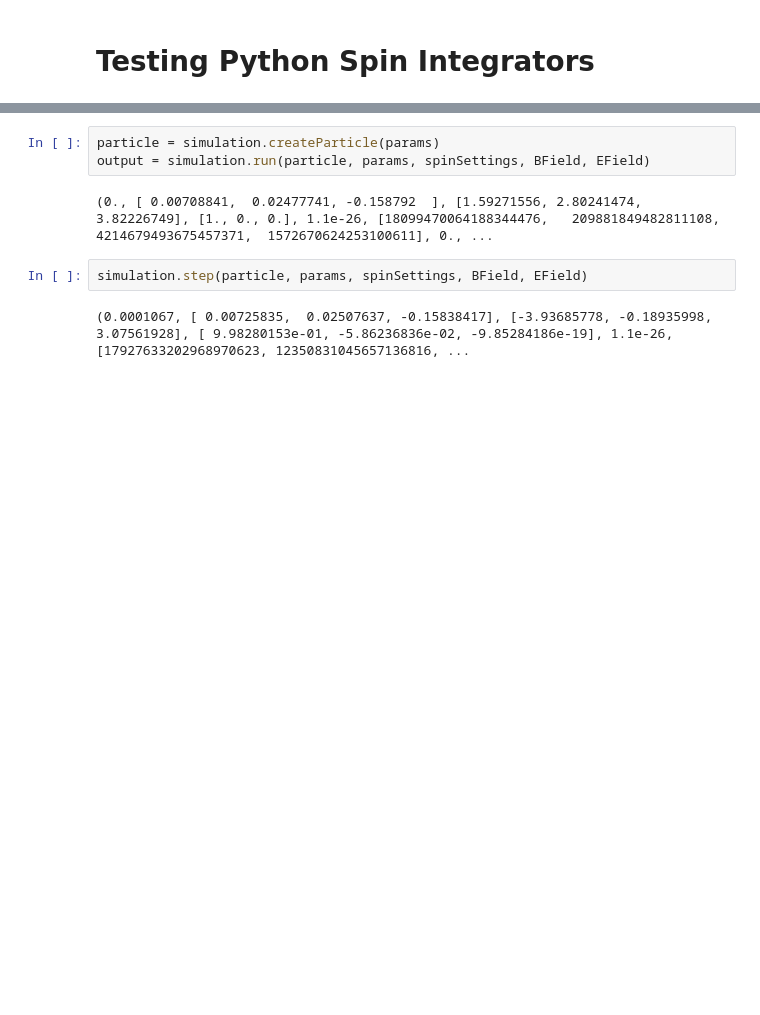
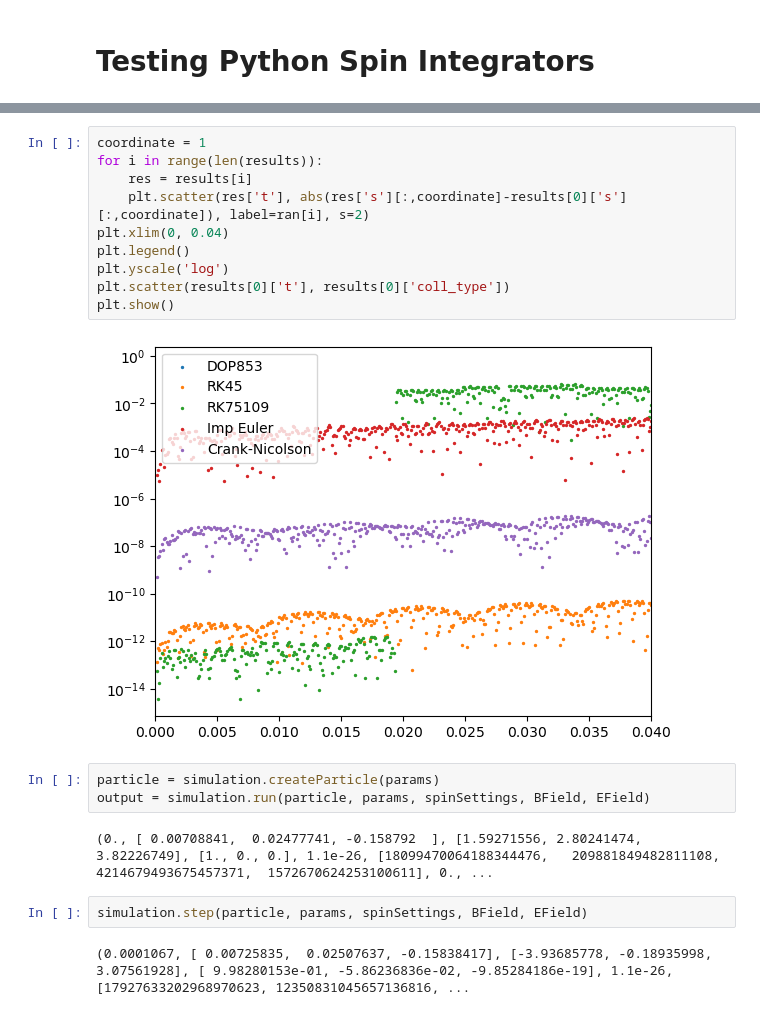
Before and after one commit to rtat-caltech/Spin-tracking, a Jupyter notebook: scripts/TestingNewPythonIntegration.ipynb, the cells around one changed output, grey strips where cells are left out. Saved outputs shown, nothing was run; the diff lists cells and outputs as text; blank space fills up the shorter version.

```diff
--- a/scripts/TestingNewPythonIntegration.ipynb
+++ b/scripts/TestingNewPythonIntegration.ipynb
@@ -26,3 +153,15 @@ def BField(t, x):
+# %%
+coordinate = 1
+for i in range(len(results)):
+	res = results[i]
+	plt.scatter(res['t'], abs(res['s'][:,coordinate]-results[0]['s'][:,coordinate]), label=ran[i], s=2)
+plt.xlim(0, 0.04)
+plt.legend()
+plt.yscale('log')
+plt.scatter(results[0]['t'], results[0]['coll_type'])
+plt.show()
+# %% [output]
+[figure, added]
 # %%
 particle = simulation.createParticle(params)
 output = simulation.run(particle, params, spinSettings, BField, EField)
```
Also changed, not shown: parts of 14 cells of this notebook, 8 other files.
